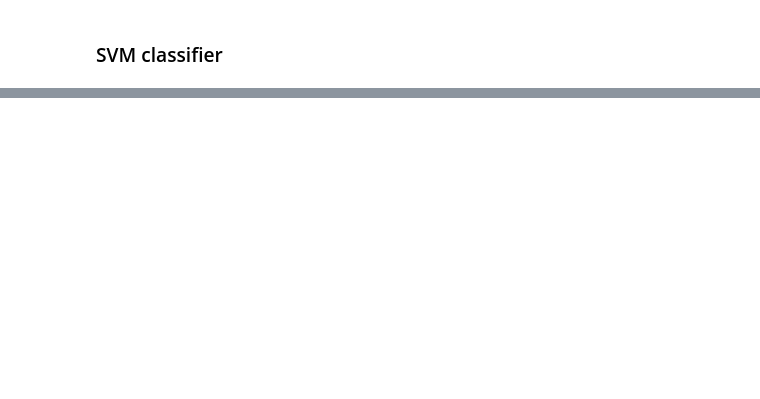
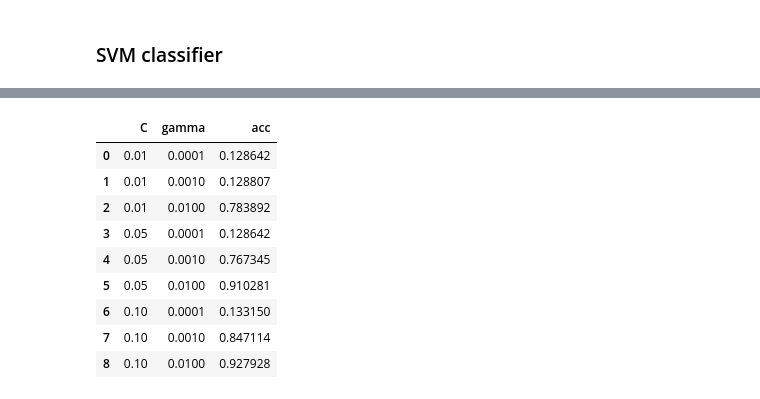
Before and after one commit to Sampeipei/ML_Process_Examples, a Jupyter notebook: fy_9ue5t/02_SVM_model.ipynb, the cells around one changed output, grey strips where cells are left out. Drawn from its saved outputs; the diff is of its cells as text; code cells hidden in the pictures; blank space fills up the shorter version.

```diff
--- a/fy_9ue5t/02_SVM_model.ipynb
+++ b/fy_9ue5t/02_SVM_model.ipynb
@@ -274,0 +342,14 @@ Fitting 3 folds for each of 9 candidates, totalling 27 fits
+# %%
+df_result_list = pd.DataFrame(result_list)
+df_result_list
+# %% [output]
+|  | C | gamma | acc |
+| 0 | 0.01 | 0.0001 | 0.128642 |
+| 1 | 0.01 | 0.0010 | 0.128807 |
+| 2 | 0.01 | 0.0100 | 0.783892 |
+| 3 | 0.05 | 0.0001 | 0.128642 |
+| 4 | 0.05 | 0.0010 | 0.767345 |
+| 5 | 0.05 | 0.0100 | 0.910281 |
+| 6 | 0.10 | 0.0001 | 0.133150 |
+| 7 | 0.10 | 0.0010 | 0.847114 |
+| 8 | 0.10 | 0.0100 | 0.927928 |
```
Also changed, not shown: parts of 31 cells of this notebook, 1 other file.
